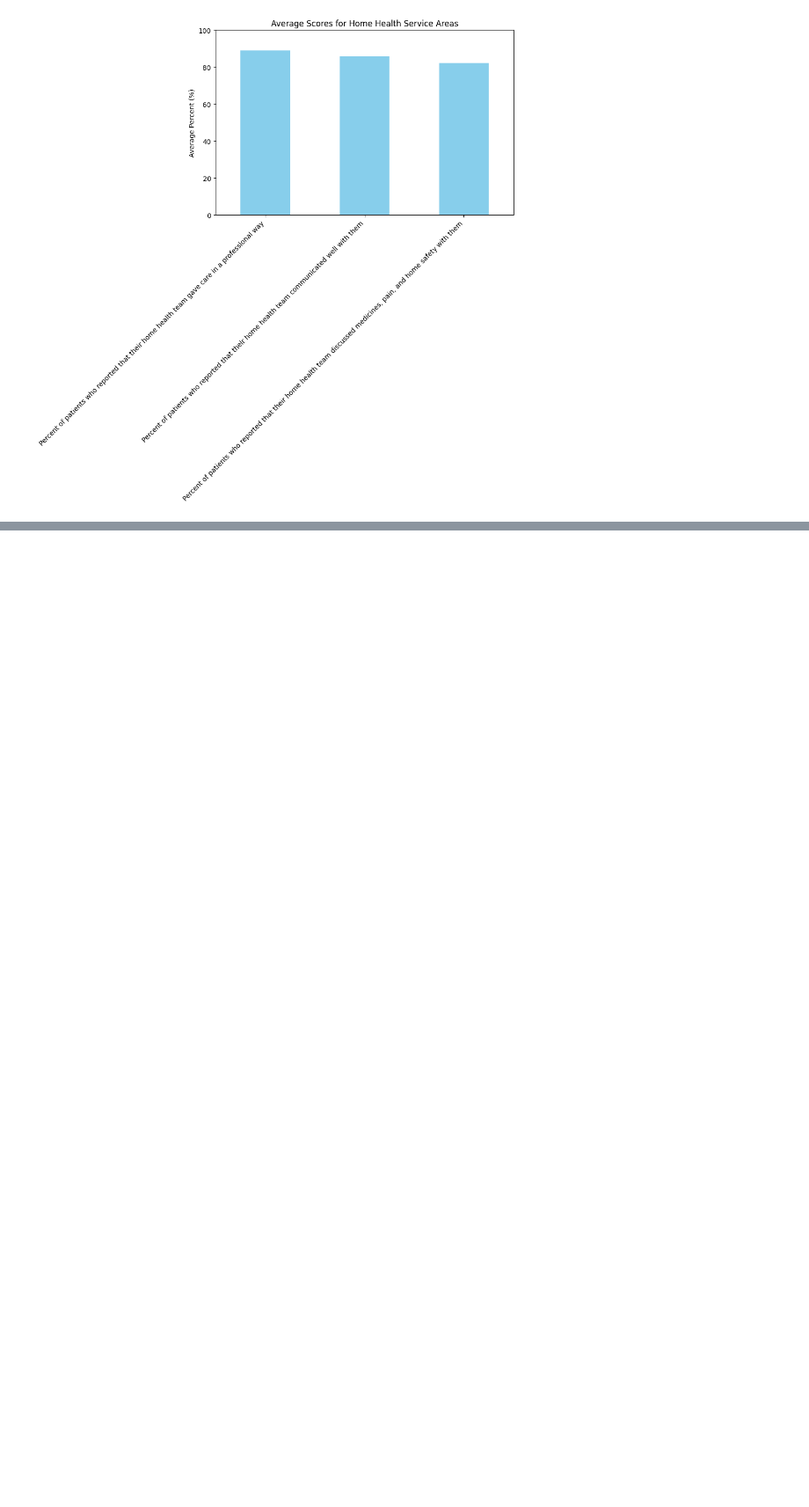
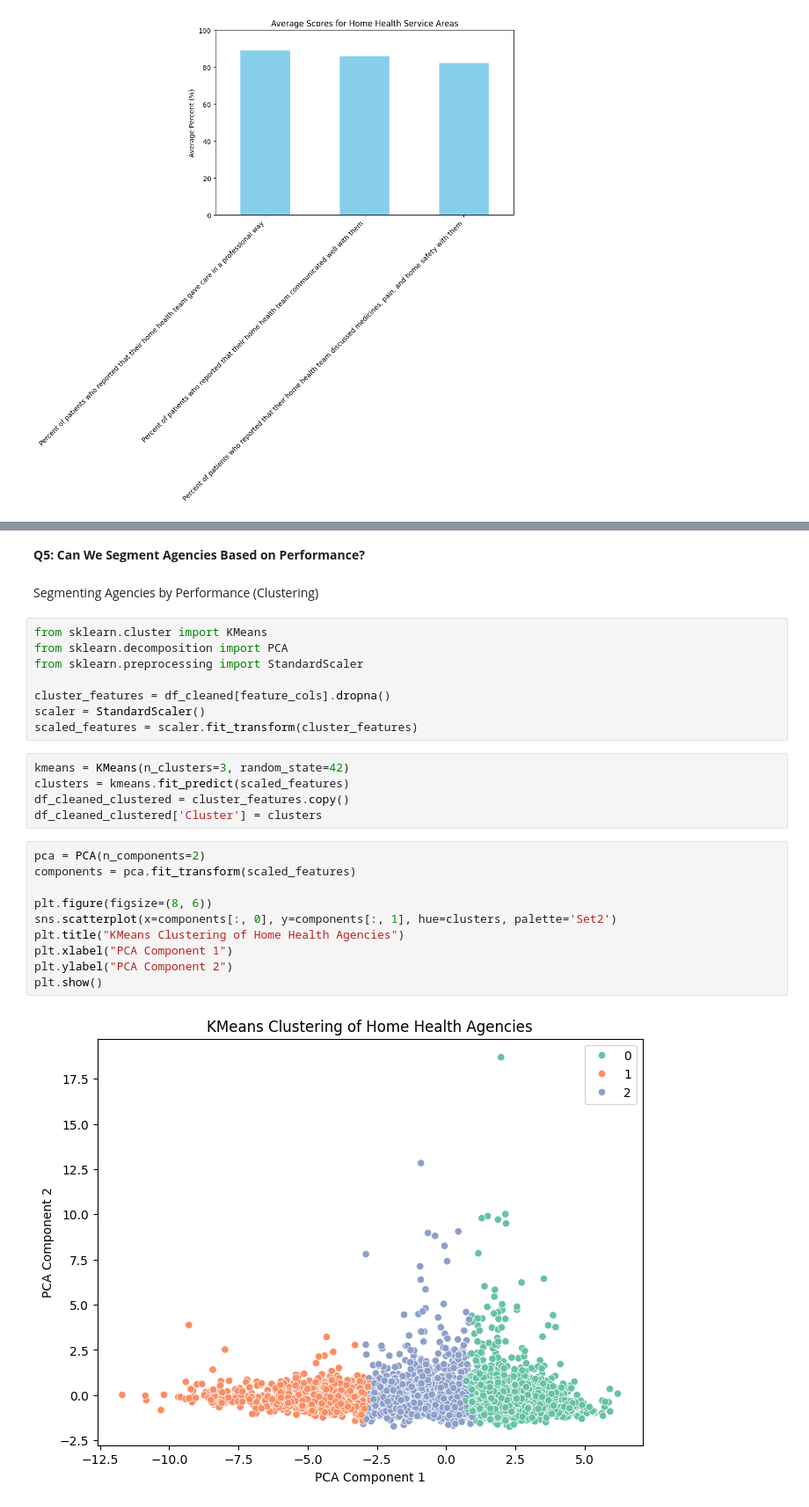
Before and after one commit to ohabardi/udacity-blog-hhcahps, a Jupyter notebook: HHCAHPS_Data_Analysis.ipynb, the cells around one changed output, grey strips where cells are left out. Shown at 88% size. Drawn from its saved outputs; the diff is of its cells as text; blank space fills up the shorter version.

```diff
--- a/HHCAHPS_Data_Analysis.ipynb
+++ b/HHCAHPS_Data_Analysis.ipynb
@@ -233,0 +313,29 @@ plt.show()
+# %% [markdown]
+**Q5: Can We Segment Agencies Based on Performance?**
+# %% [markdown]
+Segmenting Agencies by Performance (Clustering)
+# %%
+from sklearn.cluster import KMeans
+from sklearn.decomposition import PCA
+from sklearn.preprocessing import StandardScaler
+
+cluster_features = df_cleaned[feature_cols].dropna()
+scaler = StandardScaler()
+scaled_features = scaler.fit_transform(cluster_features)
+# %%
+kmeans = KMeans(n_clusters=3, random_state=42)
+clusters = kmeans.fit_predict(scaled_features)
+df_cleaned_clustered = cluster_features.copy()
+df_cleaned_clustered['Cluster'] = clusters
+# %%
+pca = PCA(n_components=2)
+components = pca.fit_transform(scaled_features)
+
+plt.figure(figsize=(8, 6))
+sns.scatterplot(x=components[:, 0], y=components[:, 1], hue=clusters, palette='Set2')
+plt.title("KMeans Clustering of Home Health Agencies")
+plt.xlabel("PCA Component 1")
+plt.ylabel("PCA Component 2")
+plt.show()
+# %% [output]
+[figure, added]
```
Also changed, not shown: parts of 10 cells of this notebook.
